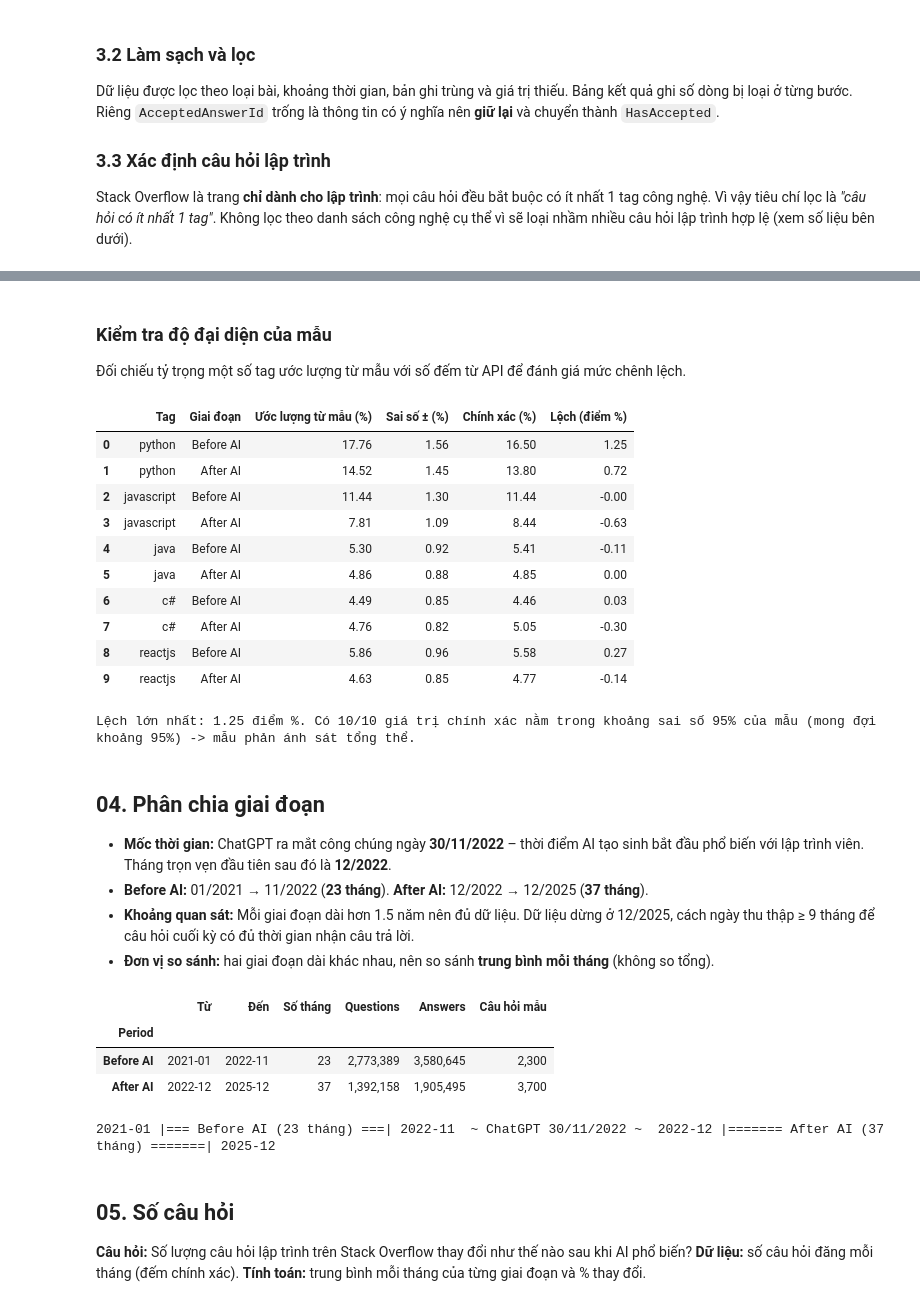
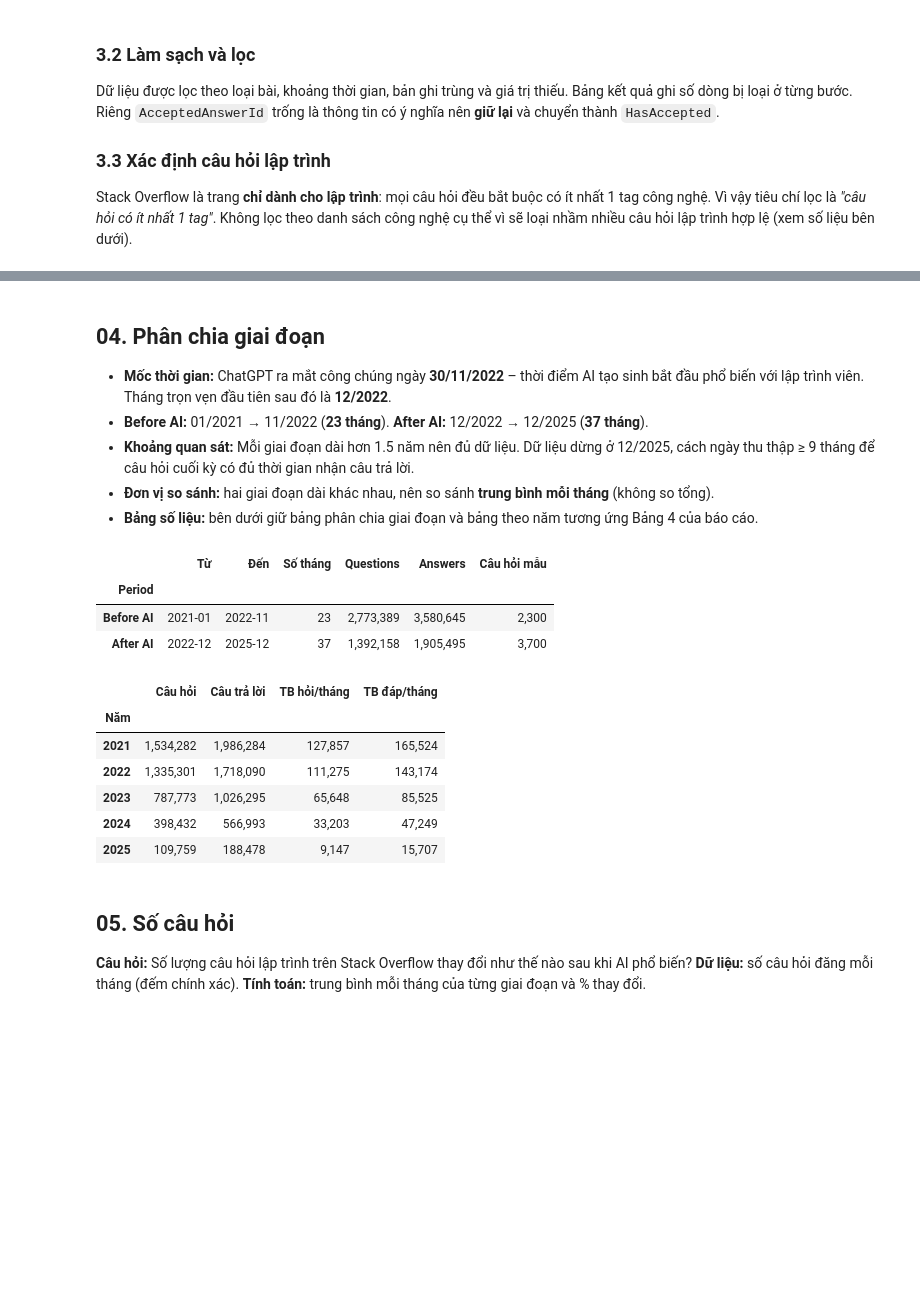
Before and after one commit to dev-snake/doanphantichdulieu, a Jupyter notebook: IE313_DoAn_PhanTichDuLieu.ipynb, the cells around one changed output, grey strips where cells are left out. Saved outputs shown, nothing was run; the diff lists cells and outputs as text; code cells hidden in the pictures; blank space fills up the shorter version.

```diff
--- a/IE313_DoAn_PhanTichDuLieu.ipynb
+++ b/IE313_DoAn_PhanTichDuLieu.ipynb
@@ -120,12 +120,5 @@ sample = pd.read_csv("so_questions_sample.csv",
                               "AnswerCount", "AcceptedAnswerId", "Tags"],
                      parse_dates=["CreationDate"])
 tag_counts = pd.read_csv("so_tag_counts.csv")
-info = json.load(open("collection_info.json", encoding="utf-8"))
-
-print(f"Thu thập từ {info['api']} (site {info['site']}) lúc {info['collected_at_utc']} UTC | seed lấy mẫu = {info['seed']}")
-for name, d in [("so_monthly_totals", totals), ("so_questions_sample", sample), ("so_tag_counts", tag_counts)]:
-    print(f"{name:20s}: {d.shape[0]:>5,} dòng × {d.shape[1]} cột | {d.memory_usage(deep=True).sum() / 1024:,.0f} KB")
-print()
-display(sample.dtypes.rename("Kiểu dữ liệu").to_frame().T)
 display(sample.head(3))
 # %% [output]
@@ -288,36 +180,3 @@ Final dataset   : 6,000 câu hỏi mẫu (60 tháng × 100 câu hỏi/tháng) +
-# %% [markdown]
-### Kiểm tra độ đại diện của mẫu
-Đối chiếu tỷ trọng một số tag ước lượng từ mẫu với số đếm từ API để đánh giá mức chênh lệch.
-# %%
-q_total = totals.groupby("Period")["Questions"].sum()
-rows = []
-for tag in ["python", "javascript", "java", "c#", "reactjs"]:
-    has_tag = df["Tags"].str.split(";").apply(lambda t: tag in t)
-    for p in PERIODS:
-        g = df["Period"] == p
-        per = p.split()[0]
-        exact = tag_counts.query("Tag == @tag and Period == @per")["Questions"].iloc[0] / q_total[p] * 100
-        ind, w = has_tag[g].astype(float), df.loc[g, "Weight"]
-        rows.append({"Tag": tag, "Giai đoạn": p, "Ước lượng từ mẫu (%)": wmean(ind, w) * 100, "Sai số ± (%)": wmargin(ind, w) * 100, "Chính xác (%)": exact})
-check_rep = pd.DataFrame(rows)
-check_rep["Lệch (điểm %)"] = check_rep["Ước lượng từ mẫu (%)"] - check_rep["Chính xác (%)"]
-display(check_rep.round(2))
-inside = int((check_rep["Lệch (điểm %)"].abs() <= check_rep["Sai số ± (%)"]).sum())
-print(f"Lệch lớn nhất: {check_rep['Lệch (điểm %)'].abs().max():.2f} điểm %. Có {inside}/{len(check_rep)} giá trị chính xác nằm trong khoảng sai số 95% của mẫu "
-      "(mong đợi khoảng 95%) -> mẫu phản ánh sát tổng thể.")
-# %% [output]
-|  | Tag | Giai đoạn | Ước lượng từ mẫu (%) | Sai số ± (%) | Chính xác (%) | Lệch (điểm %) |
-| 0 | python | Before AI | 17.76 | 1.56 | 16.50 | 1.25 |
-| 1 | python | After AI | 14.52 | 1.45 | 13.80 | 0.72 |
-| 2 | javascript | Before AI | 11.44 | 1.30 | 11.44 | -0.00 |
-| 3 | javascript | After AI | 7.81 | 1.09 | 8.44 | -0.63 |
-| 4 | java | Before AI | 5.30 | 0.92 | 5.41 | -0.11 |
-| 5 | java | After AI | 4.86 | 0.88 | 4.85 | 0.00 |
-| 6 | c# | Before AI | 4.49 | 0.85 | 4.46 | 0.03 |
-| 7 | c# | After AI | 4.76 | 0.82 | 5.05 | -0.30 |
-| 8 | reactjs | Before AI | 5.86 | 0.96 | 5.58 | 0.27 |
-| 9 | reactjs | After AI | 4.63 | 0.85 | 4.77 | -0.14 |
-Lệch lớn nhất: 1.25 điểm %. Có 10/10 giá trị chính xác nằm trong khoảng sai số 95% của mẫu (mong đợi khoảng 95%) -> mẫu phản ánh sát tổng thể.
 # %% [markdown]
 ## 04. Phân chia giai đoạn
 
@@ -325,18 +184,38 @@ Lệch lớn nhất: 1.25 điểm %. Có 10/10 giá trị chính xác nằm tron
 - **Before AI:** 01/2021 → 11/2022 (**23 tháng**). **After AI:** 12/2022 → 12/2025 (**37 tháng**).
 - **Khoảng quan sát:** Mỗi giai đoạn dài hơn 1.5 năm nên đủ dữ liệu. Dữ liệu dừng ở 12/2025, cách ngày thu thập ≥ 9 tháng để câu hỏi cuối kỳ có đủ thời gian nhận câu trả lời.
 - **Đơn vị so sánh:** hai giai đoạn dài khác nhau, nên so sánh **trung bình mỗi tháng** (không so tổng).
+- **Bảng số liệu:** bên dưới giữ bảng phân chia giai đoạn và bảng theo năm tương ứng Bảng 4 của báo cáo.
 # %%
 phase = totals.groupby("Period").agg(Từ=("Month", "min"), Đến=("Month", "max"), Số_tháng=("Month", "count"),
                                      Questions=("Questions", "sum"), Answers=("Answers", "sum")).loc[PERIODS]
 phase["Câu hỏi mẫu"] = df.groupby("Period").size()
 display(phase.rename(columns={"Số_tháng": "Số tháng"}).map(fmt_cell))
-print("2021-01 |=== Before AI (23 tháng) ===| 2022-11  ~ ChatGPT 30/11/2022 ~  2022-12 |======= After AI (37 tháng) =======| 2025-12")
+
+# Bảng 4 trong báo cáo: số câu hỏi và câu trả lời theo năm.
+annual = totals.assign(Năm=totals["Month"].str[:4]).groupby("Năm").agg(
+    Câu_hỏi=("Questions", "sum"),
+    Câu_trả_lời=("Answers", "sum"),
+    Số_tháng=("Month", "count"),
+)
+annual_table = pd.DataFrame({
+    "Câu hỏi": annual["Câu_hỏi"],
+    "Câu trả lời": annual["Câu_trả_lời"],
+    "TB hỏi/tháng": np.floor(annual["Câu_hỏi"] / annual["Số_tháng"] + 0.5).astype(int),
+    "TB đáp/tháng": np.floor(annual["Câu_trả_lời"] / annual["Số_tháng"] + 0.5).astype(int),
+})
+display(annual_table.map(fmt_cell))
 # %% [output]
 |  | Từ | Đến | Số tháng | Questions | Answers | Câu hỏi mẫu |
 | Period |  |  |  |  |  |  |
 | Before AI | 2021-01 | 2022-11 | 23 | 2,773,389 | 3,580,645 | 2,300 |
 | After AI | 2022-12 | 2025-12 | 37 | 1,392,158 | 1,905,495 | 3,700 |
-2021-01 |=== Before AI (23 tháng) ===| 2022-11  ~ ChatGPT 30/11/2022 ~  2022-12 |======= After AI (37 tháng) =======| 2025-12
+|  | Câu hỏi | Câu trả lời | TB hỏi/tháng | TB đáp/tháng |
+| Năm |  |  |  |  |
+| 2021 | 1,534,282 | 1,986,284 | 127,857 | 165,524 |
+| 2022 | 1,335,301 | 1,718,090 | 111,275 | 143,174 |
+| 2023 | 787,773 | 1,026,295 | 65,648 | 85,525 |
+| 2024 | 398,432 | 566,993 | 33,203 | 47,249 |
+| 2025 | 109,759 | 188,478 | 9,147 | 15,707 |
 # %% [markdown]
 ## 05. Số câu hỏi
 
```
Also changed, not shown: parts of 21 cells of this notebook.
